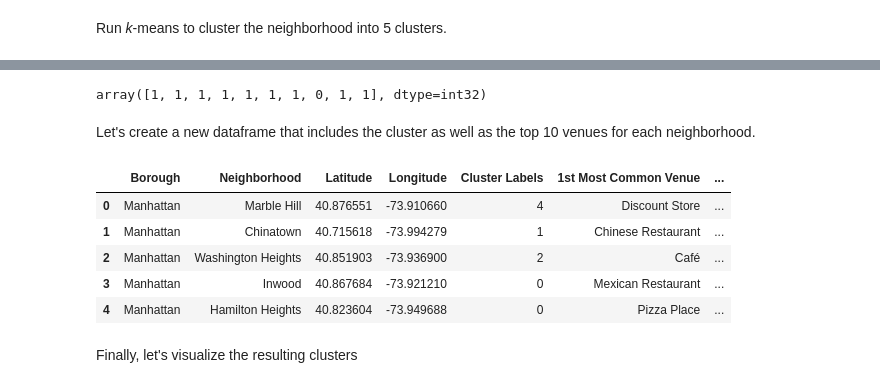
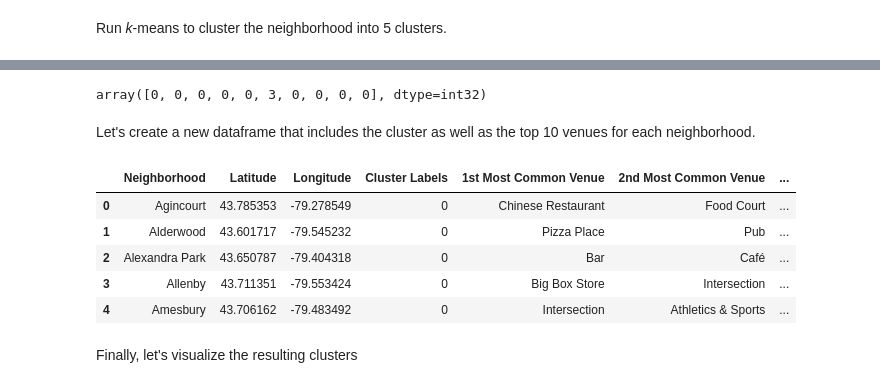
Before and after one commit to peachyprincess/neighborhood-segmentation-and-clustering, a Jupyter notebook: Neighborhoods-Toronto.ipynb, the cells around one changed output, grey strips where cells are left out. Saved outputs shown, nothing was run; the diff lists cells and outputs as text; code cells hidden in the pictures.

```diff
--- a/Neighborhoods-Toronto.ipynb
+++ b/Neighborhoods-Toronto.ipynb
@@ -553,14 +443,14 @@ There are 334 uniques categories.
 ## 3. Analyze Each Neighborhood
 # %%
 # one hot encoding
-manhattan_onehot = pd.get_dummies(manhattan_venues[['Venue Category']], prefix="", prefix_sep="")
+onehot = pd.get_dummies(toronto_venues[['Venue Category']], prefix="", prefix_sep="")
 
 # add neighborhood column back to dataframe
-manhattan_onehot['Neighborhood'] = manhattan_venues['Neighborhood']
+onehot['Neighborhood'] = toronto_venues['Neighborhood']
 
 # move neighborhood column to the first column
-fixed_columns = [manhattan_onehot.columns[-1]] + list(manhattan_onehot.columns[:-1])
-manhattan_onehot = manhattan_onehot[fixed_columns]
+fixed_columns = [onehot.columns[-1]] + list(onehot.columns[:-1])
+onehot = onehot[fixed_columns]
 
-manhattan_onehot.head()
+onehot.head()
 # %% [output]
@@ -579,6 +469,6 @@ manhattan_onehot.shape
 # %% [markdown]
 #### Next, let's group rows by neighborhood and by taking the mean of the frequency of occurrence of each category
 # %%
-manhattan_grouped = manhattan_onehot.groupby('Neighborhood').mean().reset_index()
-manhattan_grouped
+grouped = onehot.groupby('Neighborhood').mean().reset_index()
+grouped
 # %% [output]
@@ -664,10 +554,10 @@ for ind in np.arange(num_top_venues):
 
 # create a new dataframe
 neighborhoods_venues_sorted = pd.DataFrame(columns=columns)
-neighborhoods_venues_sorted['Neighborhood'] = manhattan_grouped['Neighborhood']
+neighborhoods_venues_sorted['Neighborhood'] = grouped['Neighborhood']
 
-for ind in np.arange(manhattan_grouped.shape[0]):
-    neighborhoods_venues_sorted.iloc[ind, 1:] = return_most_common_venues(manhattan_grouped.iloc[ind, :], num_top_venues)
+for ind in np.arange(grouped.shape[0]):
+    neighborhoods_venues_sorted.iloc[ind, 1:] = return_most_common_venues(grouped.iloc[ind, :], num_top_venues)
 
 neighborhoods_venues_sorted.head()
 # %% [output]
@@ -696,34 +581,34 @@ manhattan_grouped.head()
 # set number of clusters
 kclusters = 5
 
-manhattan_grouped_clustering = manhattan_grouped.drop('Neighborhood', 1)
+grouped_clustering = grouped.drop('Neighborhood', 1)
 
 # run k-means clustering
-kmeans = KMeans(n_clusters=kclusters, random_state=0).fit(manhattan_grouped_clustering)
+kmeans = KMeans(n_clusters=kclusters, random_state=0).fit(grouped_clustering)
 
 # check cluster labels generated for each row in the dataframe
 kmeans.labels_[0:10]
 # %% [output]
-array([1, 1, 1, 1, 1, 1, 1, 0, 1, 1], dtype=int32)
+array([0, 0, 0, 0, 0, 3, 0, 0, 0, 0], dtype=int32)
 # %% [markdown]
 Let's create a new dataframe that includes the cluster as well as the top 10 venues for each neighborhood.
 # %%
 # add clustering labels
 neighborhoods_venues_sorted.insert(0, 'Cluster Labels', kmeans.labels_)
 
-manhattan_merged = manhattan_data
+merged = neighborhoods
 
-# merge manhattan_grouped with manhattan_data to add latitude/longitude for each neighborhood
-manhattan_merged = manhattan_merged.join(neighborhoods_venues_sorted.set_index('Neighborhood'), on='Neighborhood')
+# merge grouped with neighborhoods to add latitude/longitude for each neighborhood
+merged = merged.join(neighborhoods_venues_sorted.set_index('Neighborhood'), on='Neighborhood')
 
-manhattan_merged.head() # check the last columns!
+merged.head() # check the last columns!
 # %% [output]
-|  | Borough | Neighborhood | Latitude | Longitude | Cluster Labels | 1st Most Common Venue | ... |
-| 0 | Manhattan | Marble Hill | 40.876551 | -73.910660 | 4 | Discount Store | ... |
-| 1 | Manhattan | Chinatown | 40.715618 | -73.994279 | 1 | Chinese Restaurant | ... |
-| 2 | Manhattan | Washington Heights | 40.851903 | -73.936900 | 2 | Café | ... |
-| 3 | Manhattan | Inwood | 40.867684 | -73.921210 | 0 | Mexican Restaurant | ... |
-| 4 | Manhattan | Hamilton Heights | 40.823604 | -73.949688 | 0 | Pizza Place | ... |
+|  | Neighborhood | Latitude | Longitude | Cluster Labels | 1st Most Common Venue | 2nd Most Common Venue | ... |
+| 0 | Agincourt | 43.785353 | -79.278549 | 0 | Chinese Restaurant | Food Court | ... |
+| 1 | Alderwood | 43.601717 | -79.545232 | 0 | Pizza Place | Pub | ... |
+| 2 | Alexandra Park | 43.650787 | -79.404318 | 0 | Bar | Café | ... |
+| 3 | Allenby | 43.711351 | -79.553424 | 0 | Big Box Store | Intersection | ... |
+| 4 | Amesbury | 43.706162 | -79.483492 | 0 | Intersection | Athletics & Sports | ... |
 # %% [markdown]
 Finally, let's visualize the resulting clusters
 # %%
```
Also changed, not shown: parts of 61 cells of this notebook.
